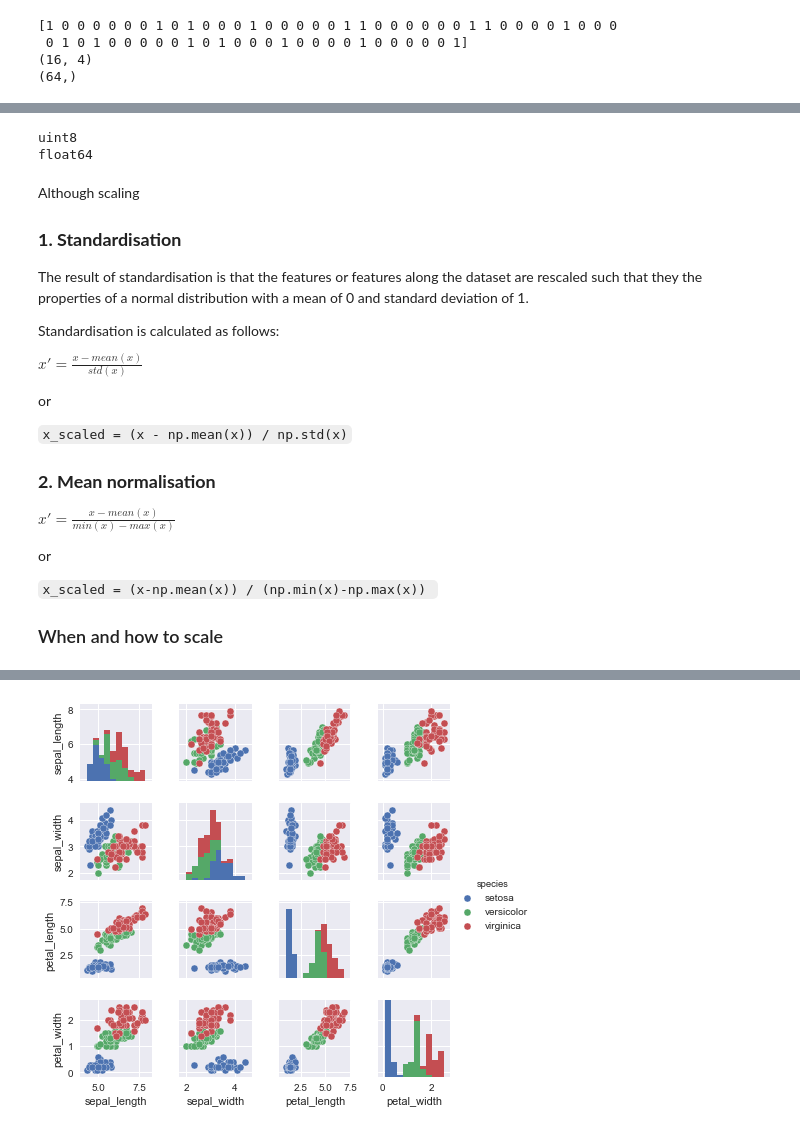
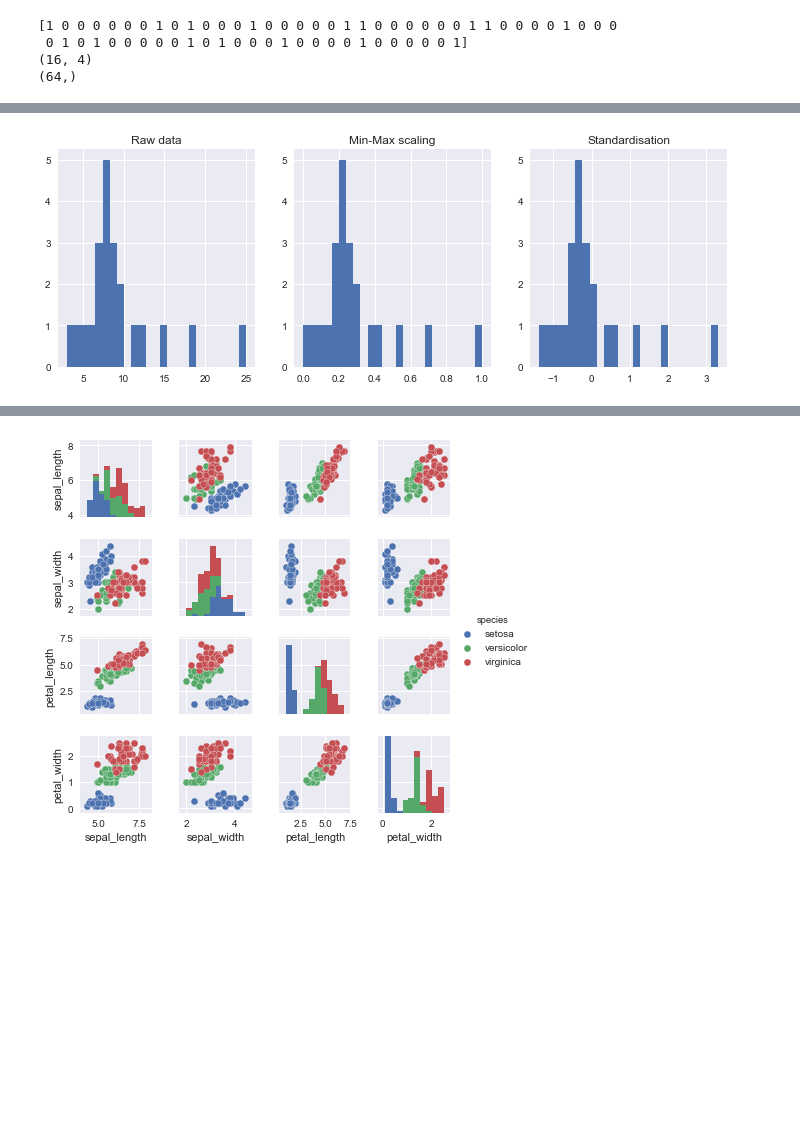
Before and after one commit to tjs23/python_ml_course, a Jupyter notebook: LMB_Python_Machine_Learning.ipynb, the cells around one changed output, grey strips where cells are left out. Cells and saved outputs as stored; diff of their text form; code cells hidden in the pictures; blank space fills up the shorter version.

Commit message:
More feature scaling.

```diff
--- a/LMB_Python_Machine_Learning.ipynb
+++ b/LMB_Python_Machine_Learning.ipynb
@@ -311,8 +323,0 @@ As such, we can simply scale the values by dividing each pixel value by 255.0
-# %%
-pixmap_scaled = pixmap.astype(float)/255.0 # Scale values from 0-255 to 0.0-1.0
-
-print(pixmap.dtype)
-print(pixmap_scaled.dtype)
-# %% [output]
-uint8
-float64
@@ -322,30 +324,19 @@ print(pixmap_scaled)
-# %% [markdown]
-Although scaling
-
-
-### __1. Standardisation__
-
-The result of standardisation is that the features or features along the dataset are rescaled such that they the properties of a normal distribution with a mean of 0 and standard deviation of 1.
-
-Standardisation is calculated as follows:
-
-$ x' = \frac{x-mean(x)}{std(x)}$
-
-or
-
-`x_scaled = (x - np.mean(x)) / np.std(x)`
-
-
-
-### __2. Mean normalisation__
-
-$ x' = \frac{x-mean(x)}{min(x)-max(x)}$
-
-or
-
-`x_scaled = (x-np.mean(x)) / (np.min(x)-np.max(x)) `
-
-
-
-
-### When and how to scale
+# %%
+x = np.array([3,4,5,6,7,7,7,8,8,8,8,8,9,9,9,10,10,11,12,15,18,25])
+
+fig, ax = plt.subplots(1,3, figsize=(12,4))
+ax[0].hist(x, bins=25)
+ax[0].set_title("Raw data")
+
+
+ex_minmax = (x-np.min(x)) / (np.max(x)-np.min(x))
+ax[1].hist(ex_minmax, bins=25)
+ax[1].set_title("Min-Max scaling")
+
+ex_stand = (x - np.mean(x)) / np.std(x)
+ax[2].hist(ex_stand, bins=25)
+ax[2].set_title("Standardisation")
+
+plt.show()
+# %% [output]
+[figure, added]
```
Also changed, not shown: parts of 11 cells of this notebook.
